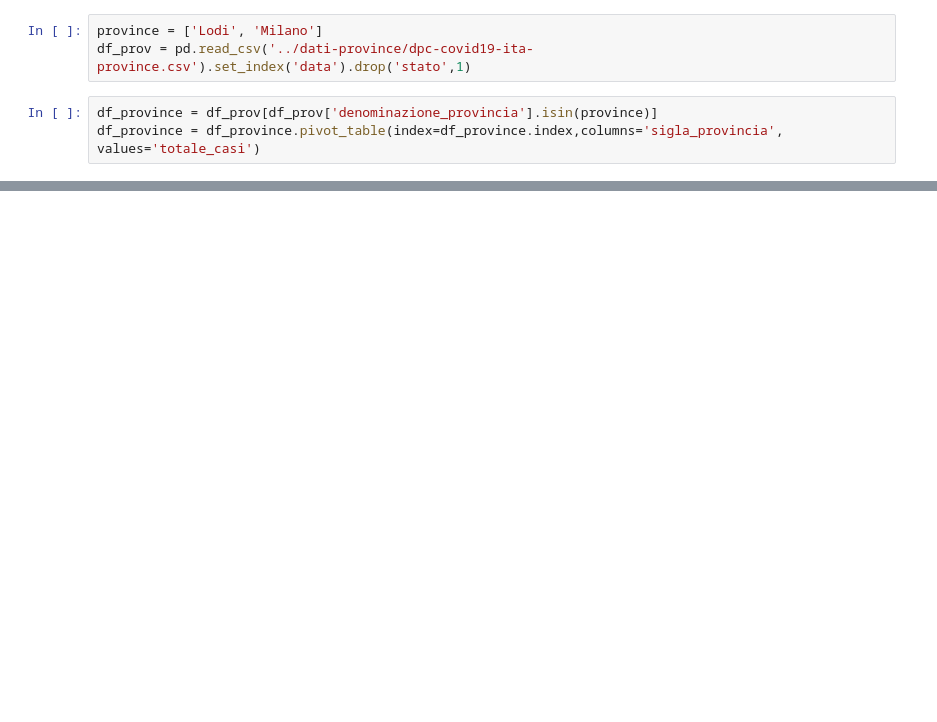
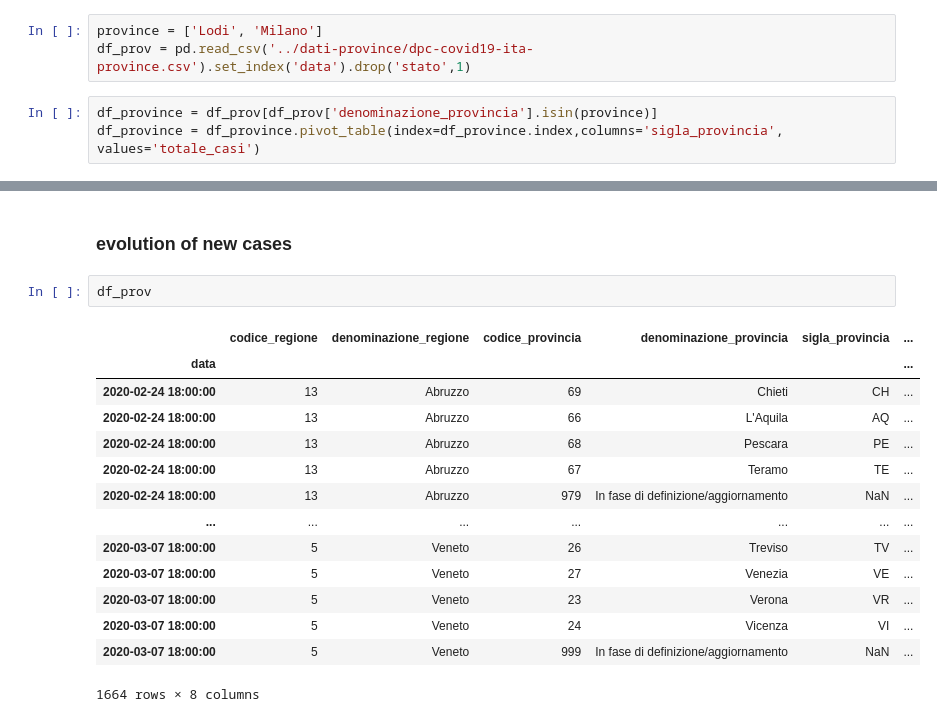
Before and after one commit to dtrifiro/COVID-19, a Jupyter notebook: notebooks/E.D.A..ipynb, the cells around one changed output, grey strips where cells are left out. Drawn from its saved outputs; the diff is of its cells as text; blank space fills up the shorter version.

```diff
--- a/notebooks/E.D.A..ipynb
+++ b/notebooks/E.D.A..ipynb
@@ -78,3 +78,22 @@ df_province.plot(kind='bar', title=col, legend=True)
+# %% [markdown]
+### evolution of new cases
+# %%
+df_prov
+# %% [output]
+|  | codice_regione | denominazione_regione | codice_provincia | denominazione_provincia | sigla_provincia | ... |
+| data |  |  |  |  |  | ... |
+| 2020-02-24 18:00:00 | 13 | Abruzzo | 69 | Chieti | CH | ... |
+| 2020-02-24 18:00:00 | 13 | Abruzzo | 66 | L'Aquila | AQ | ... |
+| 2020-02-24 18:00:00 | 13 | Abruzzo | 68 | Pescara | PE | ... |
+| 2020-02-24 18:00:00 | 13 | Abruzzo | 67 | Teramo | TE | ... |
+| 2020-02-24 18:00:00 | 13 | Abruzzo | 979 | In fase di definizione/aggiornamento | NaN | ... |
+| ... | ... | ... | ... | ... | ... | ... |
+| 2020-03-07 18:00:00 | 5 | Veneto | 26 | Treviso | TV | ... |
+| 2020-03-07 18:00:00 | 5 | Veneto | 27 | Venezia | VE | ... |
+| 2020-03-07 18:00:00 | 5 | Veneto | 23 | Verona | VR | ... |
+| 2020-03-07 18:00:00 | 5 | Veneto | 24 | Vicenza | VI | ... |
+| 2020-03-07 18:00:00 | 5 | Veneto | 999 | In fase di definizione/aggiornamento | NaN | ... |
+1664 rows × 8 columns
 # %%
 colormap = 'totale_casi'
 fig = px.density_mapbox(df_prov, lat='lat', lon='long', z=colormap, radius=10,
```
Also changed, not shown: parts of 8 cells of this notebook.
